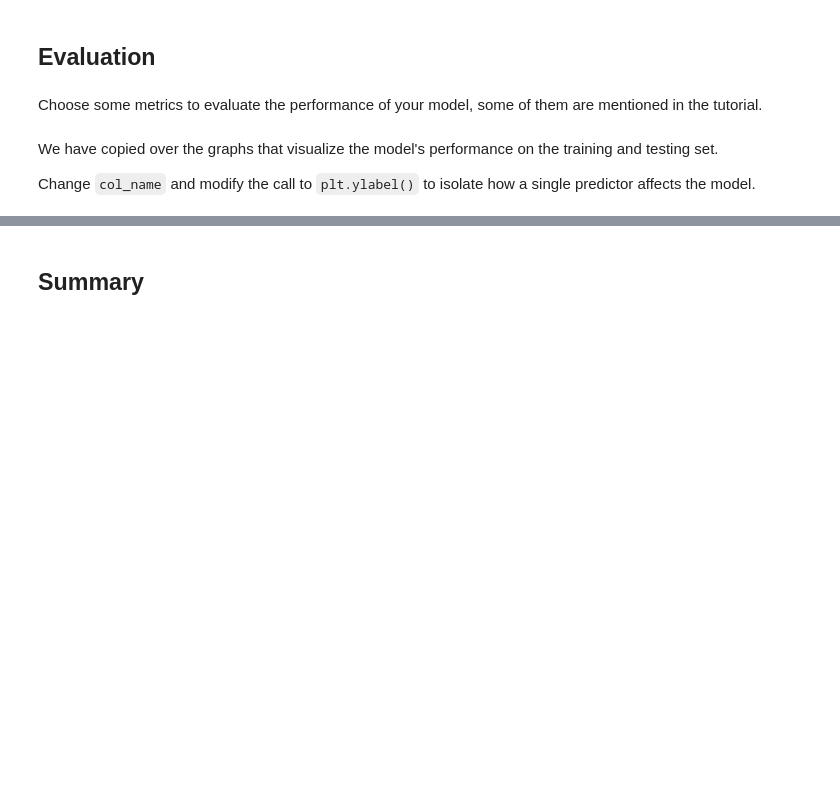
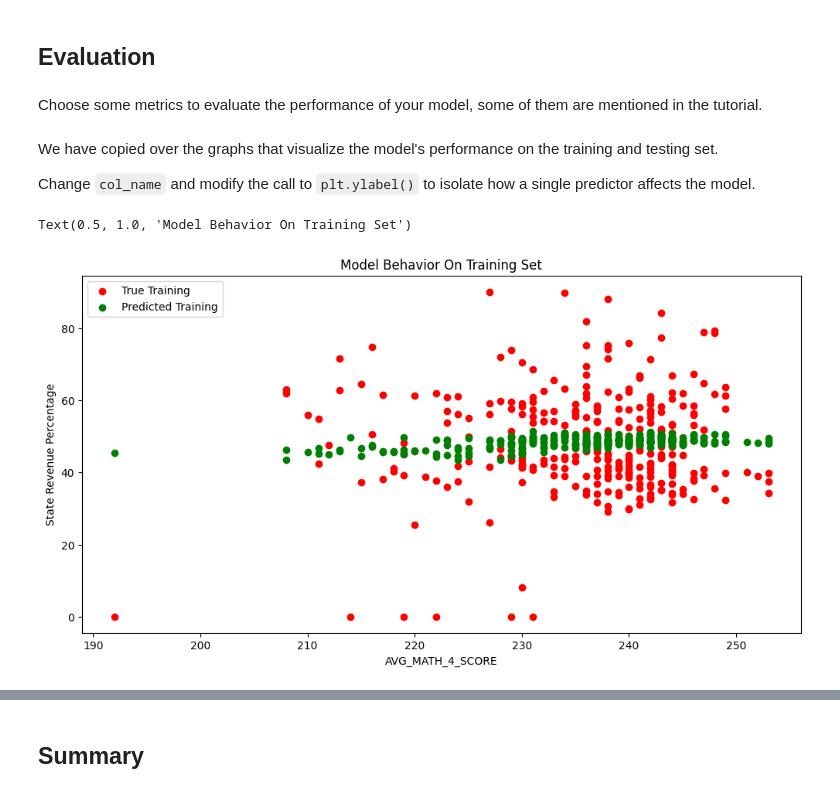
Before and after one commit to akang275/mdst-setup, a Jupyter notebook: tutorial1/checkpoint1.ipynb, the cells around one changed output, grey strips where cells are left out. Drawn from its saved outputs; the diff is of its cells as text; code cells hidden in the pictures; blank space fills up the shorter version.

```diff
--- a/tutorial1/checkpoint1.ipynb
+++ b/tutorial1/checkpoint1.ipynb
@@ -86,6 +188,8 @@ from sklearn.model_selection import train_test_split
+# %%
+X = df[["AVG_MATH_4_SCORE", "AVG_MATH_8_SCORE"]].dropna()
+y = df.loc[X.index]["PERCENT_OF_STATE_REVENUE_OF_TOTAL_REVENUE"]
 # %%
-# X_train, X_test, y_train, y_test = train_test_split(
-#      X, y, test_size=, random_state=42)
+X_train, X_test, y_train, y_test = train_test_split(X, y, test_size=.3, random_state=0)
 # %% [markdown]
 <h2> Prediction </h2>
 # %% [markdown]
@@ -95,5 +200,5 @@ ML Models [Resource](https://medium.com/@vijaya.beeravalli/comparison-of-machine
 # %%
 # create your model here
-# model =
+model = LinearRegression()
 # %%
 model.fit(X_train, y_train)
@@ -108,14 +215,17 @@ We have copied over the graphs that visualize the model's performance on the tra
 
 Change `col_name` and modify the call to `plt.ylabel()` to isolate how a single predictor affects the model.
 # %%
-# col_name = 'COLUMN NAME OF ONE PREDICTOR'
+col_name = 'AVG_MATH_4_SCORE'
 
-# f = plt.figure(figsize=(12,6))
-# plt.scatter(X_train[col_name], y_train, color = "red")
-# plt.scatter(X_train[col_name], model.predict(X_train), color = "green")
+f = plt.figure(figsize=(12,6))
+plt.scatter(X_train[col_name], y_train, color = "red")
+plt.scatter(X_train[col_name], model.predict(X_train), color = "green")
 
-# plt.legend(['True Training','Predicted Training'])
-# plt.xlabel(col_name)
-# plt.ylabel('NAME OF THE PREDICTOR')
-# plt.title("Model Behavior On Training Set")
+plt.legend(['True Training','Predicted Training'])
+plt.xlabel(col_name)
+plt.ylabel('State Revenue Percentage')
+plt.title("Model Behavior On Training Set")
+# %% [output]
+Text(0.5, 1.0, 'Model Behavior On Training Set')
+[figure, added]
 # %%
```
Also changed, not shown: parts of 21 cells of this notebook.
